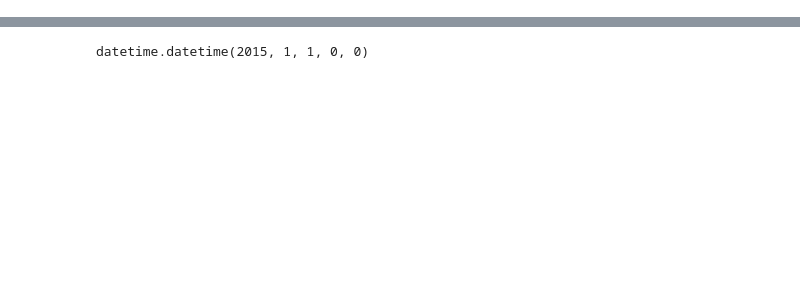
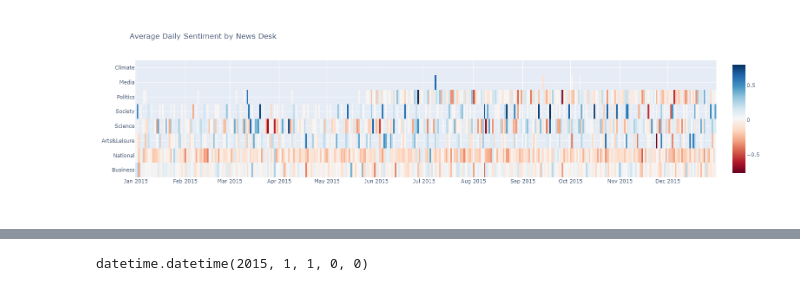
Before and after one commit to iCode13/News-Sentiment-Analysis-App, a Jupyter notebook: news_app/plotly_test.ipynb, the cells around one changed output, grey strips where cells are left out. Drawn from its saved outputs; the diff is of its cells as text; code cells hidden in the pictures; blank space fills up the shorter version.

Commit message:
testing plots in notebook

```diff
--- a/news_app/plotly_test.ipynb
+++ b/news_app/plotly_test.ipynb
@@ -13,3 +13,6 @@ import matplotlib.pyplot as plt, mpld3
 FILE_PATH = os.path.join("static", "data", "headlines_scores_keywords.csv")
 JSON_FILE_PATH_OUT = os.path.join("static", "resources", "calendar_heatmap.json")
 HTML_FILE_PATH_OUT = os.path.join("static", "resources", "calendar_heatmap.html")
+# %%
+df = pd.read_csv(FILE_PATH)
+df.head()
@@ -15,0 +42,20 @@ HTML_FILE_PATH_OUT = os.path.join("static", "resources", "calendar_heatmap.html"
+# %%
+df["datetime"] = df["pub_date"].apply(lambda x: datetime.strptime(x, "%Y-%m-%d"))
+news_desks = []
+dates = []
+avg_day_scores = []
+for desk in df["news_desk"].unique():
+    for day in df["datetime"].unique():
+        avg_day_scores.append(
+            df["headline_score"]
+            .loc[(df["datetime"] == day) & (df["news_desk"] == desk)]
+            .mean()
+        )
+        dates.append(day)
+        news_desks.append(desk)
+
+cal_heatmap_df = pd.DataFrame(
+    list(zip(dates, news_desks, avg_day_scores)),
+    columns=["date", "news_desk", "avg_score"],
+)
+cal_heatmap_df.head()
@@ -16,3 +69,26 @@ HTML_FILE_PATH_OUT = os.path.join("static", "resources", "calendar_heatmap.html"
+# %%
+heatmap_data = go.Heatmap(
+    z=cal_heatmap_df["avg_score"].loc[
+        cal_heatmap_df["date"].apply(lambda dt: dt.year == 2015)
+    ],
+    x=cal_heatmap_df["date"].loc[
+        cal_heatmap_df["date"].apply(lambda dt: dt.year == 2015)
+    ],
+    y=cal_heatmap_df["news_desk"].loc[
+        cal_heatmap_df["date"].apply(lambda dt: dt.year == 2015)
+    ],
+    colorscale="RdBu",
+    reversescale=False,
+)
+heatmap_layout = {
+    "title": "Average Daily Sentiment by News Desk",
+    "xaxis_nticks": 12,
+    "grid": {"rows": 3, "columns": 1}
+}
+fig = go.Figure(heatmap_data, heatmap_layout)
+fig.show()
+# %% [output]
+[figure, added]
 # %%
 def load_data():
     with open(os.path.join("static", "data", "headlines_scores_keywords.csv")) as file:
```
Also changed, not shown: parts of 4 cells of this notebook.
